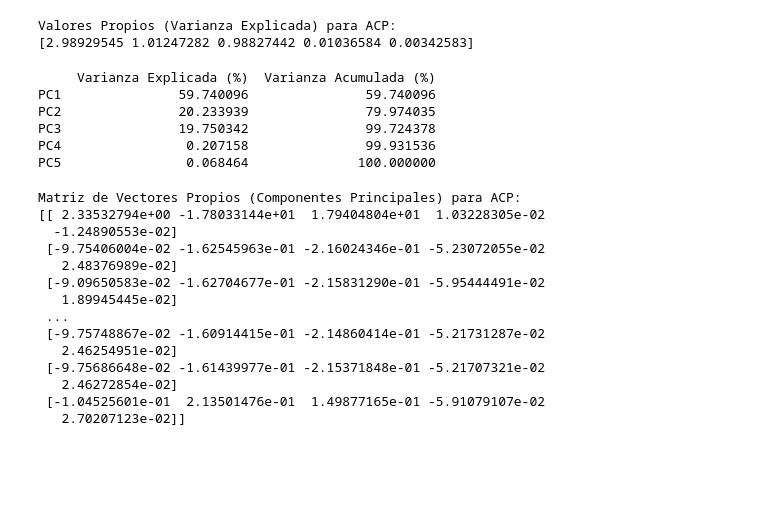
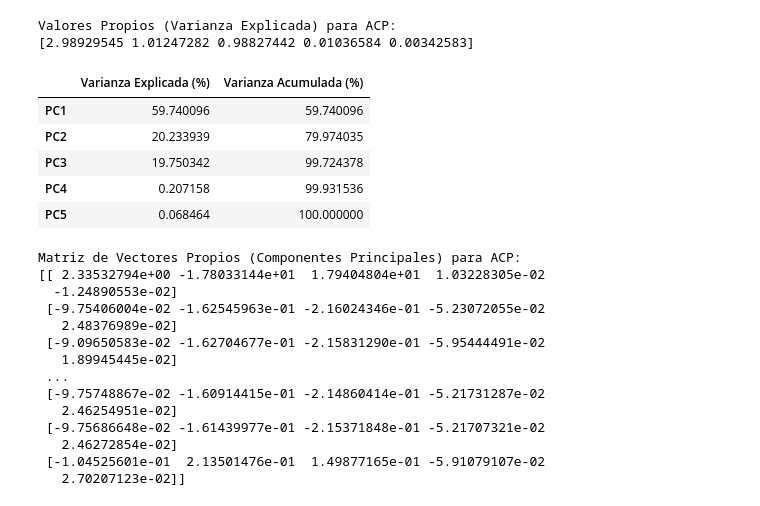
Before and after one commit to jufegare000/hugging-face-co2-multivariate-analysis, a Jupyter notebook: notebooks/3_analisis_factores.ipynb, the cells around one changed output. Drawn from its saved outputs; the diff is of its cells as text; code cells hidden in the pictures; blank space fills up the shorter version.

Commit message:
cleaning some functions in factor analysis notebook

```diff
--- a/notebooks/3_analisis_factores.ipynb
+++ b/notebooks/3_analisis_factores.ipynb
@@ -22,2 +19,3 @@ from sklearn.preprocessing import StandardScaler
 # %%
-imputed_dartaframe = pd.read_csv('../assets/HFCO2_cleaned_and_imputed.csv')
+components_utils = ComponentsAndFactors()
+imputed_dataframe = pd.read_csv('../assets/HFCO2_cleaned_and_imputed.csv')
@@ -40,11 +22,12 @@ imputed_dartaframe
 # %%
+# Se ecala la matriz y luego se convierte en dataframe
 scaler = StandardScaler()
-df_scaled = pd.DataFrame(scaler.fit_transform(imputed_dartaframe), columns=imputed_dartaframe.columns)
+df_scaled = components_utils.get_data_frame_scaled(imputed_dataframe)
 # %%
-# Inicializamos y ajustamos el modelo de ACP
+# Inicializamos y ajustamos el modelo de PCA
 # No especificamos el número de componentes para obtener todos ellos
 pca = PCA(n_components=df_scaled.shape[1])
-components = pca.fit_transform(df_scaled)
+principal_components_matrix = pca.fit_transform(df_scaled)
 # %%
 # Obtener los valores propios (varianza explicada por cada componente)
 # Estos son equivalentes a los valores propios de la matriz de correlación
@@ -59,21 +42,15 @@ print(eigenvalues_pca)
 Valores Propios (Varianza Explicada) para ACP:
 [2.98929545 1.01247282 0.98827442 0.01036584 0.00342583]
 # %%
-cum_var = pd.DataFrame(np.cumsum(pca.explained_variance_ratio_) * 100, columns=['Varianza Acumulada (%)'])
-exp_var = pd.DataFrame(pca.explained_variance_ratio_ * 100, columns=['Varianza Explicada (%)'])
-
-pc_names = [f'PC{i+1}' for i in range(len(pca.explained_variance_ratio_))]
-
-final_df = pd.concat([exp_var, cum_var], axis=1)
-final_df.index = pc_names
-
-print(final_df)
+# Presentación de matriz de varianza explicada y acumulada pro componente
+explained_matrix = components_utils.get_explained_matrix(pca)
+explained_matrix
 # %% [output]
-     Varianza Explicada (%)  Varianza Acumulada (%)
-PC1               59.740096               59.740096
-PC2               20.233939               79.974035
-PC3               19.750342               99.724378
-PC4                0.207158               99.931536
-PC5                0.068464              100.000000
+|  | Varianza Explicada (%) | Varianza Acumulada (%) |
+| PC1 | 59.740096 | 59.740096 |
+| PC2 | 20.233939 | 79.974035 |
+| PC3 | 19.750342 | 99.724378 |
+| PC4 | 0.207158 | 99.931536 |
+| PC5 | 0.068464 | 100.000000 |
 # %%
 print("\nMatriz de Vectores Propios (Componentes Principales) para ACP:")
```
Also changed, not shown: parts of 15 cells of this notebook, 3 other files.
